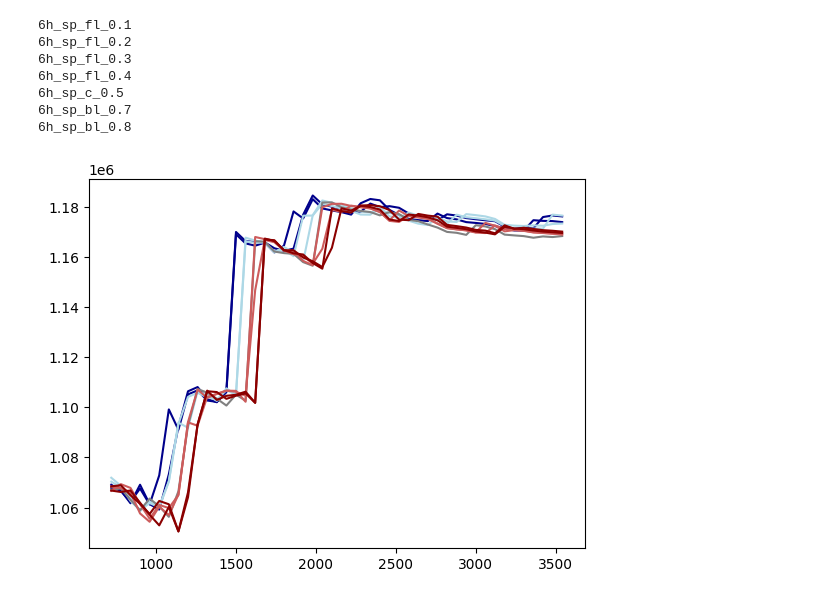
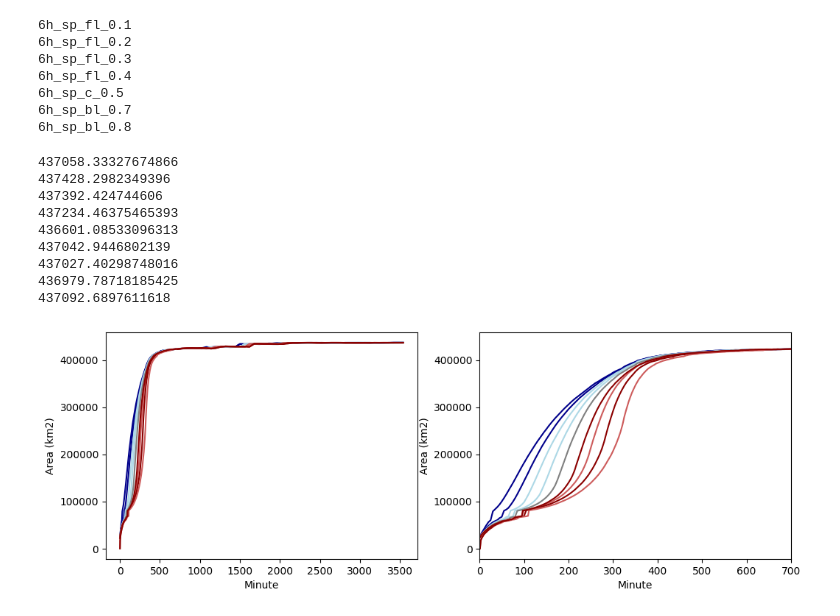
Before and after one commit to masher92/UKCP18, a Jupyter notebook: CatchmentAnalysis/PlotFloodedAreaOverTime.ipynb, the cells around one changed output. Drawn from its saved outputs; the diff is of its cells as text; code cells hidden in the pictures.

```diff
--- a/CatchmentAnalysis/PlotFloodedAreaOverTime.ipynb
+++ b/CatchmentAnalysis/PlotFloodedAreaOverTime.ipynb
@@ -121,10 +171,10 @@ for method in ['6h_sp_fl_0.1', '6h_sp_fl_0.2', '6h_sp_fl_0.3', '6h_sp_fl_0.4', '
 6h_sp_bl_0.7
 6h_sp_bl_0.8
 # %%
-# df_2mins = pd.DataFrame(n_flooded_cells_dict_2mins)
-# df_5mins = pd.DataFrame(n_flooded_cells_dict_5mins)
-df_test = pd.DataFrame(test_dict_5mins)
+df_2mins = pd.DataFrame(n_flooded_cells_dict_2mins)
+df_5mins = pd.DataFrame(n_flooded_cells_dict_5mins)
+df_test = pd.DataFrame(volumes_dict_5mins)
 
 # df_2mins.to_csv("df_2mins.csv",index=False)
-# df_5mins.to_csv()
-df_test.to_csv("df_test.csv",index=False)
+#df_5mins.to_csv("df_5mins.csv",index=False)
+# df_test.to_csv("df_test.csv",index=False)
@@ -135,17 +195,57 @@ df_test['minute']= list(range(720,(len(df_test)*60)+720,60))
+# %%
+# df_5mins = df_5mins *1000000
+for column in df_test.columns[:-1]:
+    print(df_test[column].max())
+# %% [output]
+437058.33327674866
+437428.2982349396
+437392.424744606
+437234.46375465393
+436601.08533096313
+437042.9446802139
+437027.40298748016
+436979.78718185425
+437092.6897611618
 # %%
-fig, ax = plt.subplots()
+fig, ax = plt.subplots(ncols=2, figsize= (12,4))
+
+df_2mins = pd.DataFrame(volumes_dict_2mins)
+df_5mins = pd.DataFrame(volumes_dict_5mins)
+df_test = pd.DataFrame(test_dict_volumes_5mins)
+
+df_2mins['minute']= list(range(1,len(df_2mins)*2,2))
+df_5mins['minute']= list(range(0,len(df_5mins)*5,5))
+df_test['minute']= list(range(720,(len(df_test)*60)+720,60))
 
 colors_2mins = ['indianred', 'darkred']
 colors_5mins = ['darkblue', 'darkblue', 'lightblue', 'lightblue', 'grey','indianred','darkred' ]
 colors_test = ['darkblue', 'darkblue', 'lightblue', 'lightblue', 'grey','indianred','indianred','darkred','darkred' ]
 
-# for number, column in enumerate(df_5mins.columns[:-1]):
-#       ax.plot(df_5mins["minute"], df_5mins[column], color = colors_5mins[number]);
+for number, column in enumerate(df_5mins.columns[:-1]):
+      ax[0].plot(df_5mins["minute"], df_5mins[column], color = colors_5mins[number]);
 
-# for number, column in enumerate(df_2mins.columns[:-1]):
-#       ax.plot(df_2mins["minute"], df_2mins[column], color = colors_2mins[number]);
+for number, column in enumerate(df_2mins.columns[:-1]):
+      ax[0].plot(df_2mins["minute"], df_2mins[column], color = colors_2mins[number]);
 
 for number, column in enumerate(df_test.columns[:-1]):
-      ax.plot(df_test["minute"], df_test[column], color = colors_test[number]);
+      ax[0].plot(df_test["minute"], df_test[column], color = colors_test[number]);
+
+
+for number, column in enumerate(df_5mins.columns[:-1]):
+      ax[1].plot(df_5mins["minute"], df_5mins[column], color = colors_5mins[number])
+
+for number, column in enumerate(df_2mins.columns[:-1]):
+      ax[1].plot(df_2mins["minute"], df_2mins[column], color = colors_2mins[number]);
+
+for number, column in enumerate(df_test.columns[:-1]):
+      ax[1].plot(df_test["minute"], df_test[column], color = colors_test[number]);
+
+ax[1].set_xlim(0,700)
+ax[0].set_ylabel('Area (km2)')
+ax[1].set_ylabel('Area (km2)')
+ax[0].set_xlabel('Minute')
+ax[1].set_xlabel('Minute');
+
+# fig.savefig("ProcessModelResults/Outputs/Figs/FloodedArea_OverTime.PNG")
 # %% [output]
-[figure, old version]
+[figure, new version]
```
Also changed, not shown: parts of 10 cells of this notebook, 11 other files.
